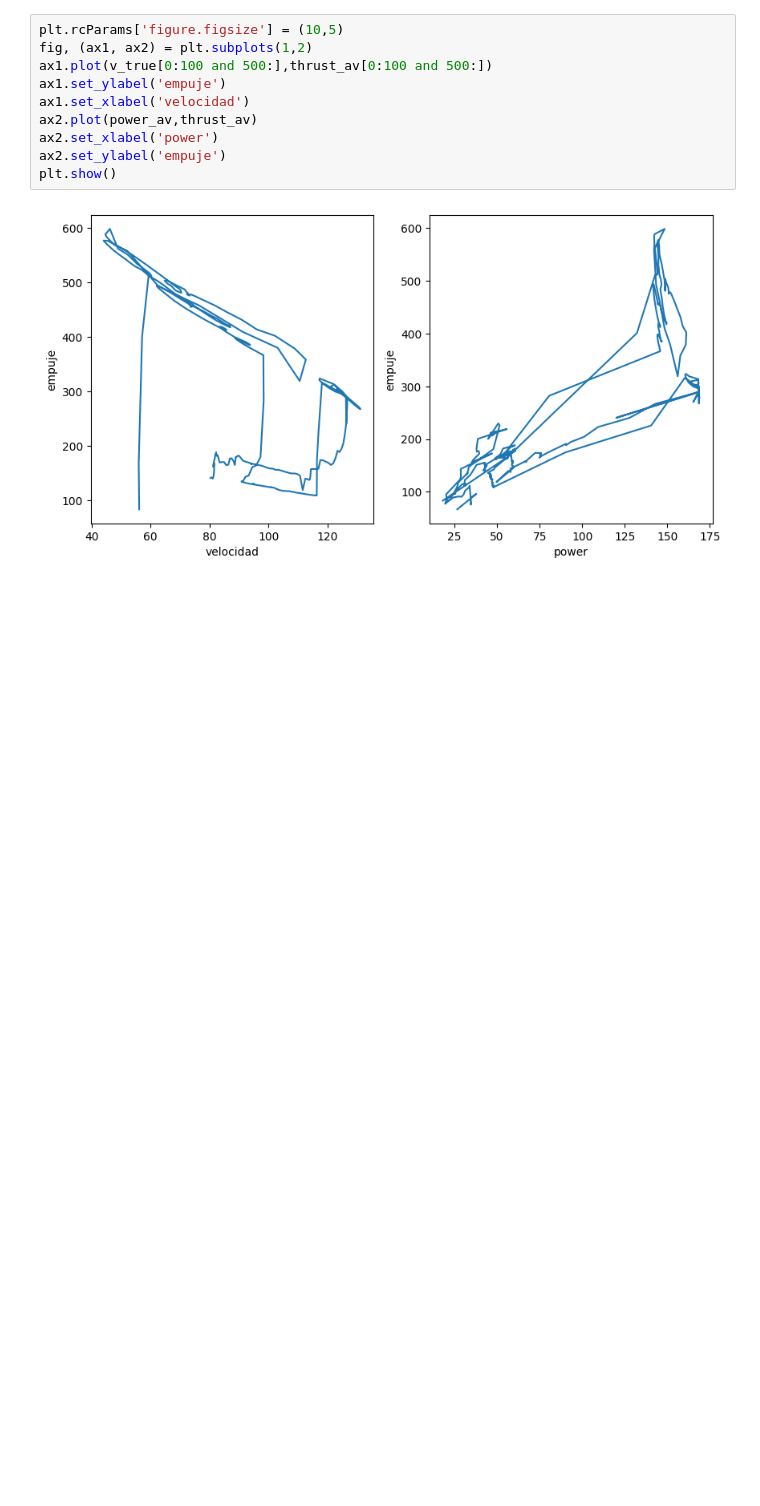
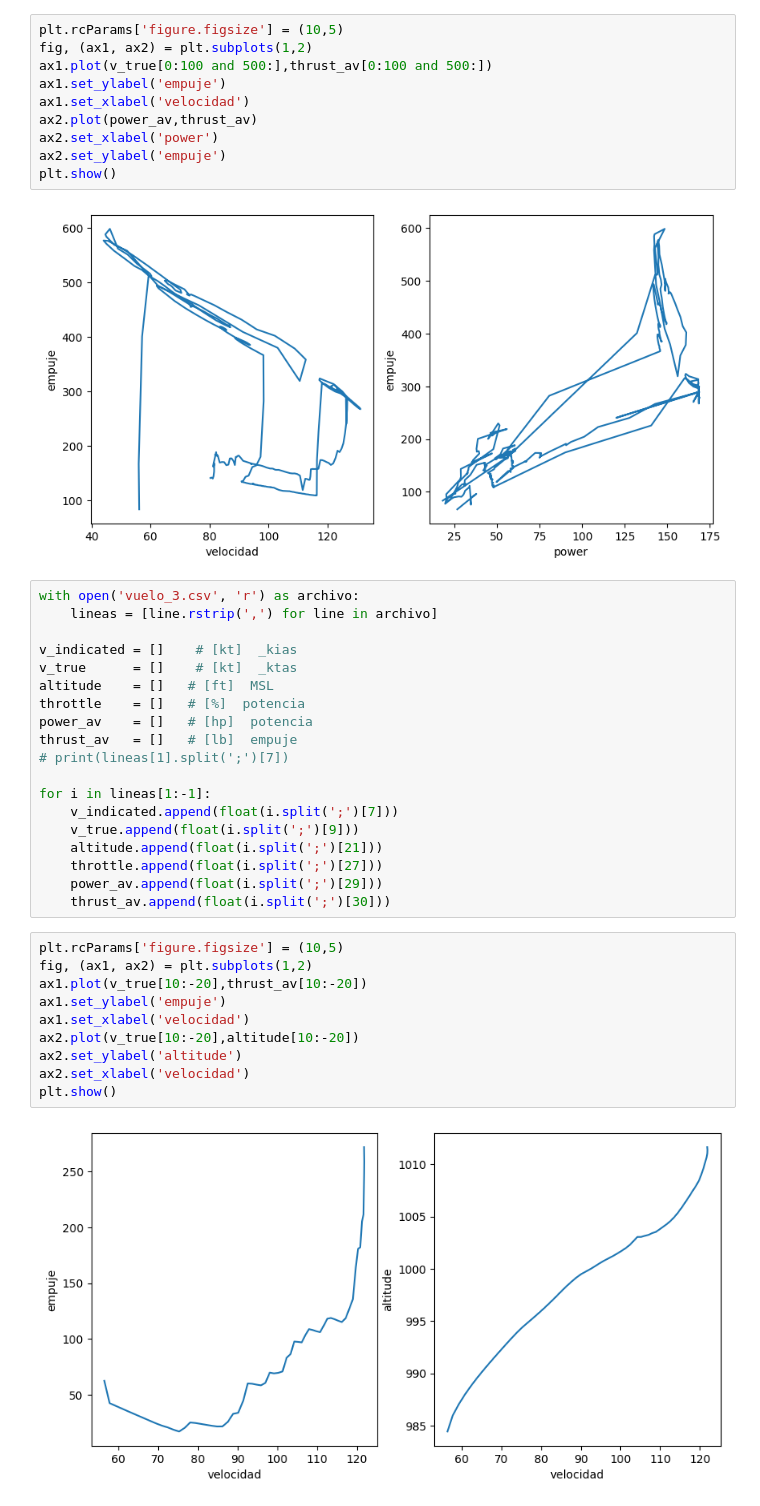
Before and after one commit to otarola-joaquin/Trabajos-varios-8vo-semestre, a Jupyter notebook: Mecánica del Vuelo/Tarea_3/lab3_graficos.ipynb, the cells around one changed output. Drawn from its saved outputs; the diff is of its cells as text; blank space fills up the shorter version.

Commit message:
[MDV] vuelos 3, 4 y 5

```diff
--- a/Mecánica del Vuelo/Tarea_3/lab3_graficos.ipynb
+++ b/Mecánica del Vuelo/Tarea_3/lab3_graficos.ipynb
@@ -133,3 +133,34 @@ ax2.set_ylabel('empuje')
 plt.show()
 # %% [output]
 [figure]
+# %%
+with open('vuelo_3.csv', 'r') as archivo:
+    lineas = [line.rstrip(',') for line in archivo]
+
+v_indicated = []    # [kt]  _kias
+v_true      = []    # [kt]  _ktas
+altitude    = []   # [ft]  MSL
+throttle    = []   # [%]  potencia
+power_av    = []   # [hp]  potencia
+thrust_av   = []   # [lb]  empuje
+# print(lineas[1].split(';')[7])
+
+for i in lineas[1:-1]:
+    v_indicated.append(float(i.split(';')[7]))
+    v_true.append(float(i.split(';')[9]))
+    altitude.append(float(i.split(';')[21]))
+    throttle.append(float(i.split(';')[27]))
+    power_av.append(float(i.split(';')[29]))
+    thrust_av.append(float(i.split(';')[30]))
+# %%
+plt.rcParams['figure.figsize'] = (10,5)
+fig, (ax1, ax2) = plt.subplots(1,2)
+ax1.plot(v_true[10:-20],thrust_av[10:-20])
+ax1.set_ylabel('empuje')
+ax1.set_xlabel('velocidad')
+ax2.plot(v_true[10:-20],altitude[10:-20])
+ax2.set_ylabel('altitude')
+ax2.set_xlabel('velocidad')
+plt.show()
+# %% [output]
+[figure, added]
```
Also changed, not shown: parts of 6 cells of this notebook, 4 other files.
